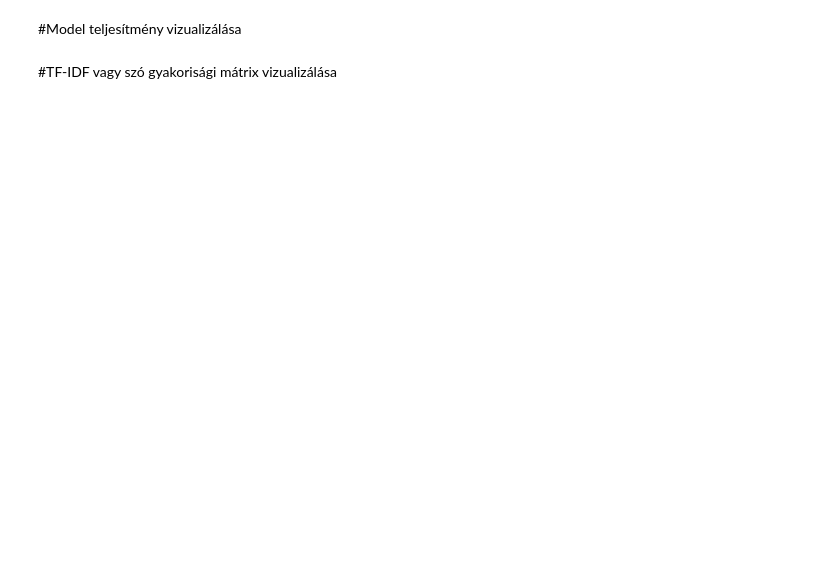
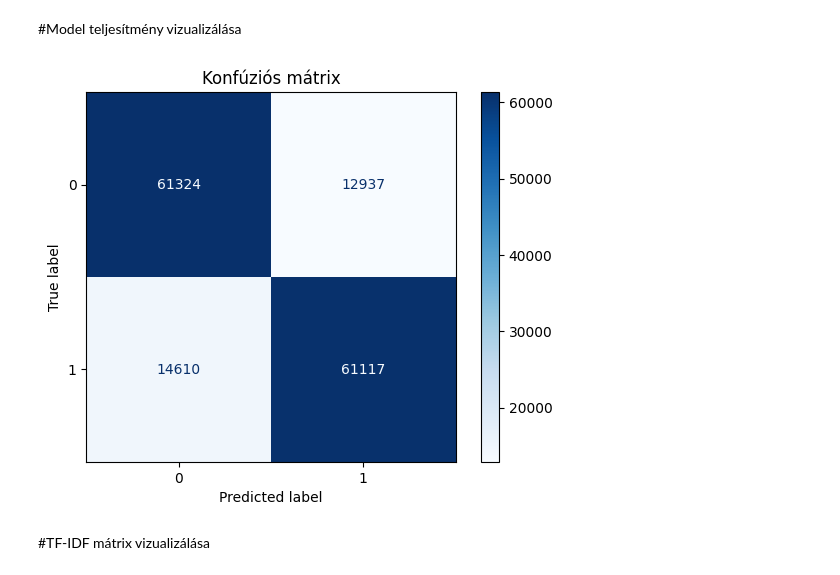
Before and after one commit to Vanii2000/szovegbanyaszat_beadando, a Jupyter notebook: visualisation.ipynb, the cells around one changed output. Cells and saved outputs as stored; diff of their text form; code cells hidden in the pictures; blank space fills up the shorter version.

```diff
--- a/visualisation.ipynb
+++ b/visualisation.ipynb
@@ -244,15 +191,16 @@ plt.show()
 # %%
 from sklearn.metrics import confusion_matrix, ConfusionMatrixDisplay
 import numpy as np
 
-# Feltételezzük, hogy van egy 'y_true' és 'y_pred' változónk
-cm = confusion_matrix(y_true, y_pred)
+cm = confusion_matrix(y_test, y_pred)
 cm_display = ConfusionMatrixDisplay(confusion_matrix=cm)
 cm_display.plot(cmap='Blues')
 plt.title("Konfúziós mátrix")
 plt.show()
+# %% [output]
+[figure, added]
 # %% [markdown]
-#TF-IDF vagy szó gyakorisági mátrix vizualizálása
+#TF-IDF mátrix vizualizálása
 # %%
 from sklearn.feature_extraction.text import TfidfVectorizer
 import seaborn as sns
```
Also changed, not shown: parts of 21 cells of this notebook.
